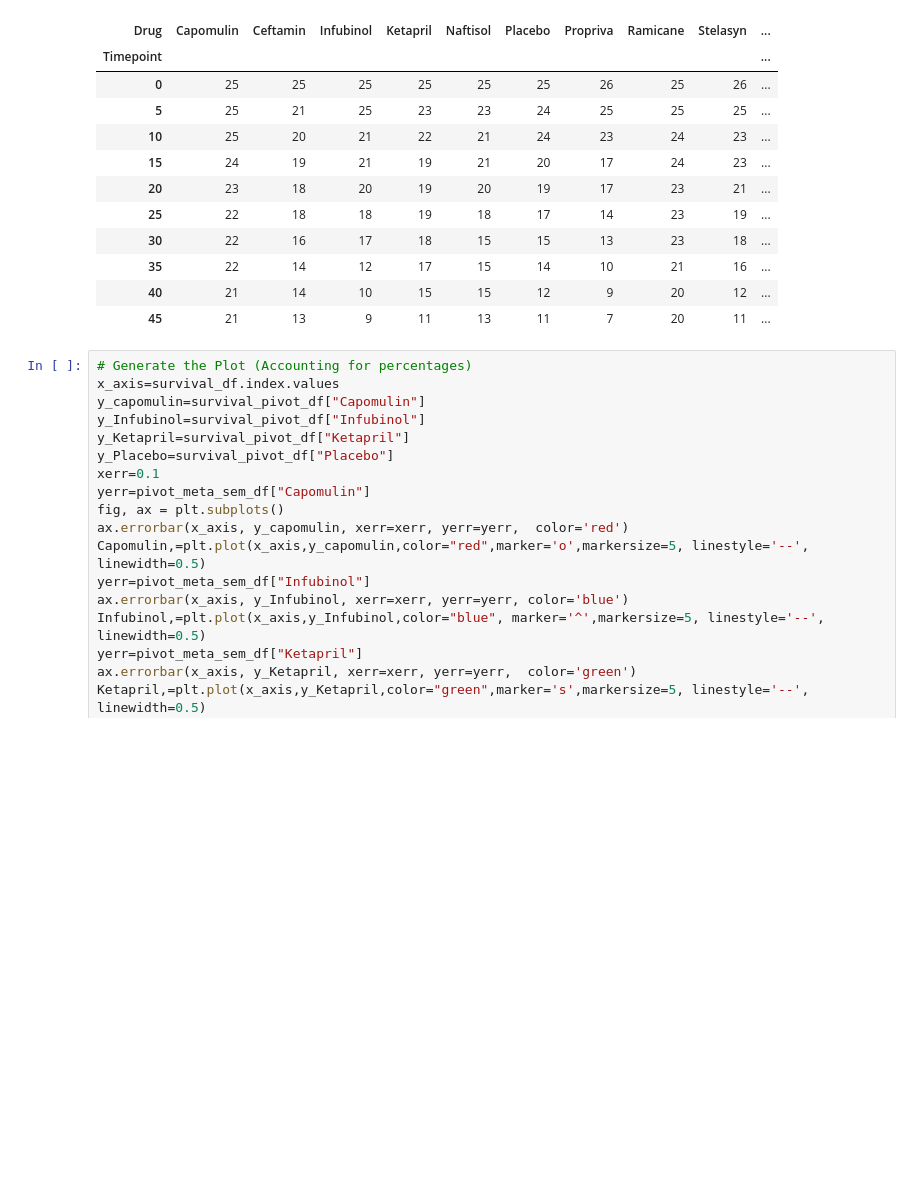
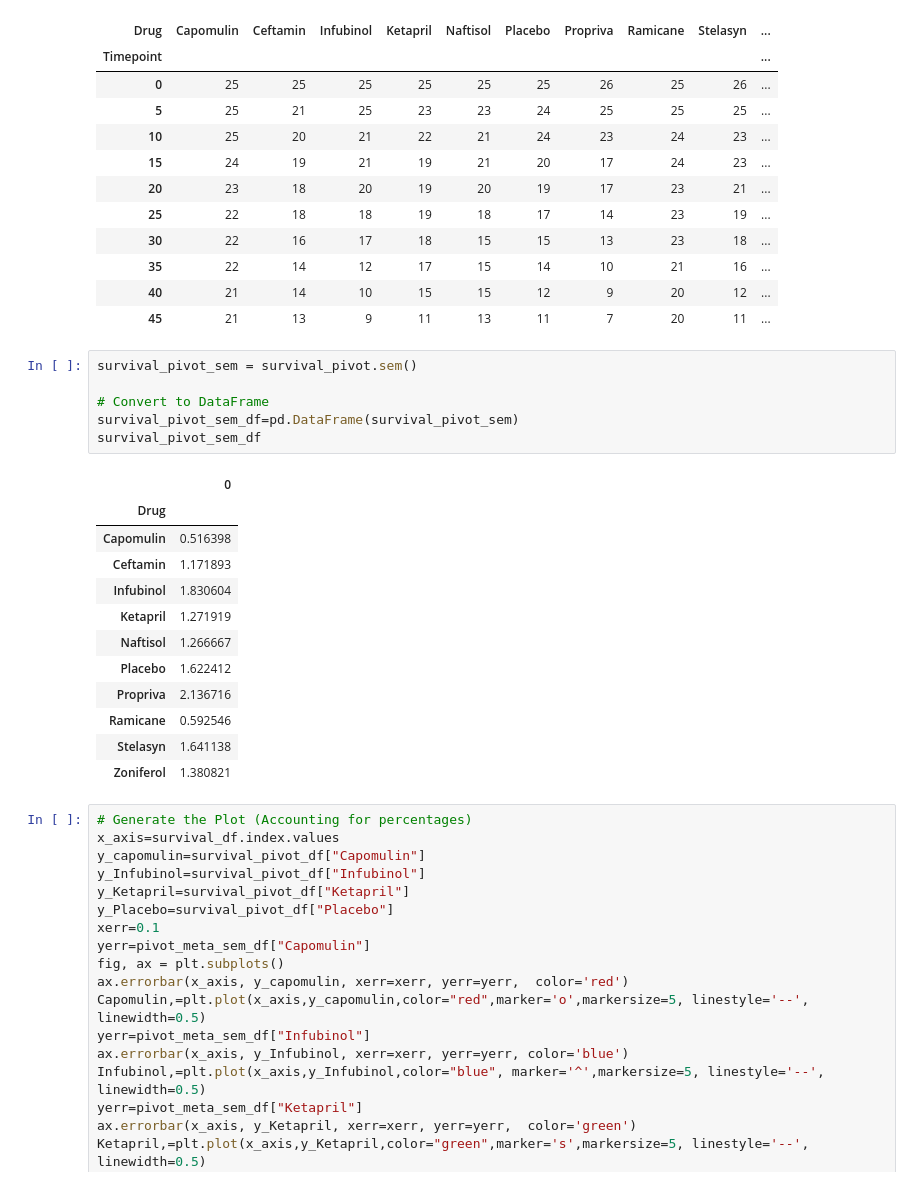
Before and after one commit to zareentaz/Matplotlib-Homework, a Jupyter notebook: Pymaceuticals/pymaceuticals_starter.ipynb, the cells around one changed output. Cells and saved outputs as stored; diff of their text form; blank space fills up the shorter version.

```diff
--- a/Pymaceuticals/pymaceuticals_starter.ipynb
+++ b/Pymaceuticals/pymaceuticals_starter.ipynb
@@ -279,6 +295,25 @@ survival_pivot_df
 | 35 | 22 | 14 | 12 | 17 | 15 | 14 | 10 | 21 | 16 | ... |
 | 40 | 21 | 14 | 10 | 15 | 15 | 12 | 9 | 20 | 12 | ... |
 | 45 | 21 | 13 | 9 | 11 | 13 | 11 | 7 | 20 | 11 | ... |
+# %%
+survival_pivot_sem = survival_pivot.sem()
+
+# Convert to DataFrame
+survival_pivot_sem_df=pd.DataFrame(survival_pivot_sem)
+survival_pivot_sem_df
+# %% [output]
+|  | 0 |
+| Drug |  |
+| Capomulin | 0.516398 |
+| Ceftamin | 1.171893 |
+| Infubinol | 1.830604 |
+| Ketapril | 1.271919 |
+| Naftisol | 1.266667 |
+| Placebo | 1.622412 |
+| Propriva | 2.136716 |
+| Ramicane | 0.592546 |
+| Stelasyn | 1.641138 |
+| Zoniferol | 1.380821 |
 # %%
 # Generate the Plot (Accounting for percentages)
 x_axis=survival_df.index.values
```
Also changed, not shown: parts of 2 cells of this notebook.
